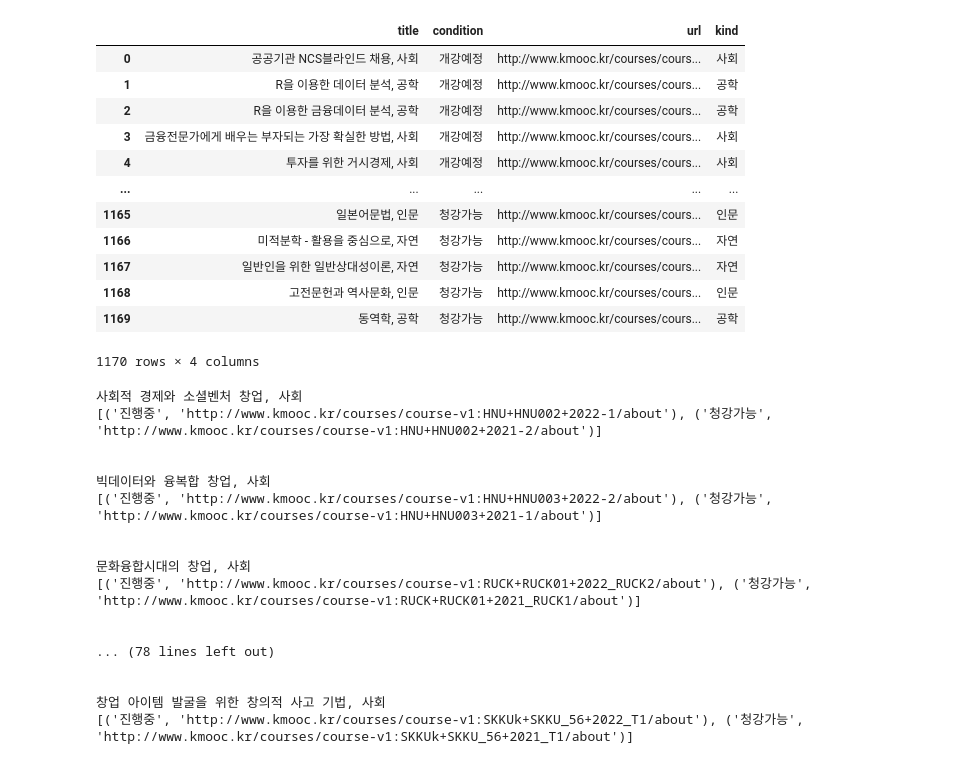
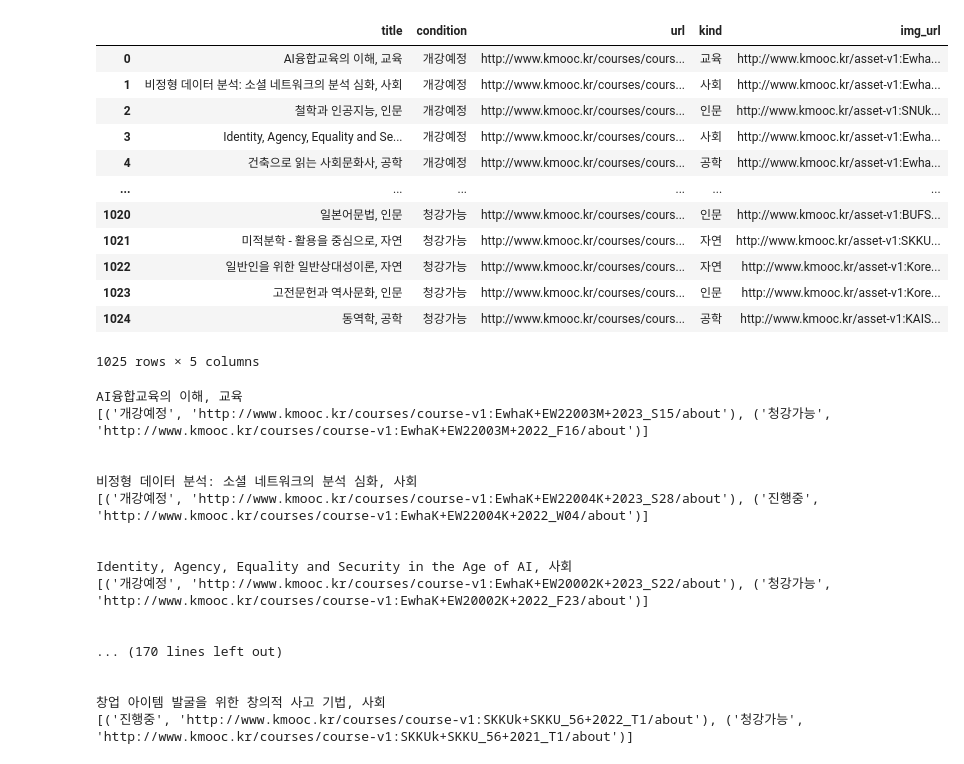
Before and after one commit to Seogang-LobbyDobby/lobbydobby-ai_searching, a Jupyter notebook: dataPreprocessing/kmooc_data_analysis.ipynb, the cells around one changed output. Cells and saved outputs as stored; diff of their text form; code cells hidden in the pictures.

```diff
--- a/dataPreprocessing/kmooc_data_analysis.ipynb
+++ b/dataPreprocessing/kmooc_data_analysis.ipynb
@@ -171,21 +187,21 @@ temp.to_csv('third_preprocessing.csv', index=False)
 # %%
-tmp = pd.read_csv('third_preprocessing.csv')
+tmp = pd.read_csv('fourth_preprocessing.csv')
 
 tmp
 # %% [output]
-|  | title | condition | url | kind |
-| 0 | 공공기관 NCS블라인드 채용, 사회 | 개강예정 | http://www.kmooc.kr/courses/cours... | 사회 |
-| 1 | R을 이용한 데이터 분석, 공학 | 개강예정 | http://www.kmooc.kr/courses/cours... | 공학 |
-| 2 | R을 이용한 금융데이터 분석, 공학 | 개강예정 | http://www.kmooc.kr/courses/cours... | 공학 |
-| 3 | 금융전문가에게 배우는 부자되는 가장 확실한 방법, 사회 | 개강예정 | http://www.kmooc.kr/courses/cours... | 사회 |
-| 4 | 투자를 위한 거시경제, 사회 | 개강예정 | http://www.kmooc.kr/courses/cours... | 사회 |
-| ... | ... | ... | ... | ... |
-| 1165 | 일본어문법, 인문 | 청강가능 | http://www.kmooc.kr/courses/cours... | 인문 |
-| 1166 | 미적분학 - 활용을 중심으로, 자연 | 청강가능 | http://www.kmooc.kr/courses/cours... | 자연 |
-| 1167 | 일반인을 위한 일반상대성이론, 자연 | 청강가능 | http://www.kmooc.kr/courses/cours... | 자연 |
-| 1168 | 고전문헌과 역사문화, 인문 | 청강가능 | http://www.kmooc.kr/courses/cours... | 인문 |
-| 1169 | 동역학, 공학 | 청강가능 | http://www.kmooc.kr/courses/cours... | 공학 |
+|  | title | condition | url | kind | img_url |
+| 0 | AI융합교육의 이해, 교육 | 개강예정 | http://www.kmooc.kr/courses/cours... | 교육 | http://www.kmooc.kr/asset-v1:Ewha... |
+| 1 | 비정형 데이터 분석: 소셜 네트워크의 분석 심화, 사회 | 개강예정 | http://www.kmooc.kr/courses/cours... | 사회 | http://www.kmooc.kr/asset-v1:Ewha... |
+| 2 | 철학과 인공지능, 인문 | 개강예정 | http://www.kmooc.kr/courses/cours... | 인문 | http://www.kmooc.kr/asset-v1:SNUk... |
+| 3 | Identity, Agency, Equality and Se... | 개강예정 | http://www.kmooc.kr/courses/cours... | 사회 | http://www.kmooc.kr/asset-v1:Ewha... |
+| 4 | 건축으로 읽는 사회문화사, 공학 | 개강예정 | http://www.kmooc.kr/courses/cours... | 공학 | http://www.kmooc.kr/asset-v1:Ewha... |
+| ... | ... | ... | ... | ... | ... |
+| 1020 | 일본어문법, 인문 | 청강가능 | http://www.kmooc.kr/courses/cours... | 인문 | http://www.kmooc.kr/asset-v1:BUFS... |
+| 1021 | 미적분학 - 활용을 중심으로, 자연 | 청강가능 | http://www.kmooc.kr/courses/cours... | 자연 | http://www.kmooc.kr/asset-v1:SKKU... |
+| 1022 | 일반인을 위한 일반상대성이론, 자연 | 청강가능 | http://www.kmooc.kr/courses/cours... | 자연 | http://www.kmooc.kr/asset-v1:Kore... |
+| 1023 | 고전문헌과 역사문화, 인문 | 청강가능 | http://www.kmooc.kr/courses/cours... | 인문 | http://www.kmooc.kr/asset-v1:Kore... |
+| 1024 | 동역학, 공학 | 청강가능 | http://www.kmooc.kr/courses/cours... | 공학 | http://www.kmooc.kr/asset-v1:KAIS... |
-1170 rows × 4 columns
+1025 rows × 5 columns
 # %%
 same = []
 saving = {}
@@ -202,19 +218,19 @@ for key, value in zip(saving.keys(), saving.values()):
         print(key)
         print(value, '\n\n')
 # %% [output]
-사회적 경제와 소셜벤처 창업, 사회
-[('진행중', 'http://www.kmooc.kr/courses/course-v1:HNU+HNU002+2022-1/about'), ('청강가능', 'http://www.kmooc.kr/courses/course-v1:HNU+HNU002+2021-2/about')]
+AI융합교육의 이해, 교육
+[('개강예정', 'http://www.kmooc.kr/courses/course-v1:EwhaK+EW22003M+2023_S15/about'), ('청강가능', 'http://www.kmooc.kr/courses/course-v1:EwhaK+EW22003M+2022_F16/about')]
 
 
-빅데이터와 융복합 창업, 사회
-[('진행중', 'http://www.kmooc.kr/courses/course-v1:HNU+HNU003+2022-2/about'), ('청강가능', 'http://www.kmooc.kr/courses/course-v1:HNU+HNU003+2021-1/about')]
+비정형 데이터 분석: 소셜 네트워크의 분석 심화, 사회
+[('개강예정', 'http://www.kmooc.kr/courses/course-v1:EwhaK+EW22004K+2023_S28/about'), ('진행중', 'http://www.kmooc.kr/courses/course-v1:EwhaK+EW22004K+2022_W04/about')]
 
 
-문화융합시대의 창업, 사회
-[('진행중', 'http://www.kmooc.kr/courses/course-v1:RUCK+RUCK01+2022_RUCK2/about'), ('청강가능', 'http://www.kmooc.kr/courses/course-v1:RUCK+RUCK01+2021_RUCK1/about')]
+Identity, Agency, Equality and Security in the Age of AI, 사회
+[('개강예정', 'http://www.kmooc.kr/courses/course-v1:EwhaK+EW20002K+2023_S22/about'), ('청강가능', 'http://www.kmooc.kr/courses/course-v1:EwhaK+EW20002K+2022_F23/about')]
 
 
-... (78 lines left out)
+... (170 lines left out)
 
 
 창업 아이템 발굴을 위한 창의적 사고 기법, 사회
```
Also changed, not shown: parts of 8 cells of this notebook, 2 other files.
